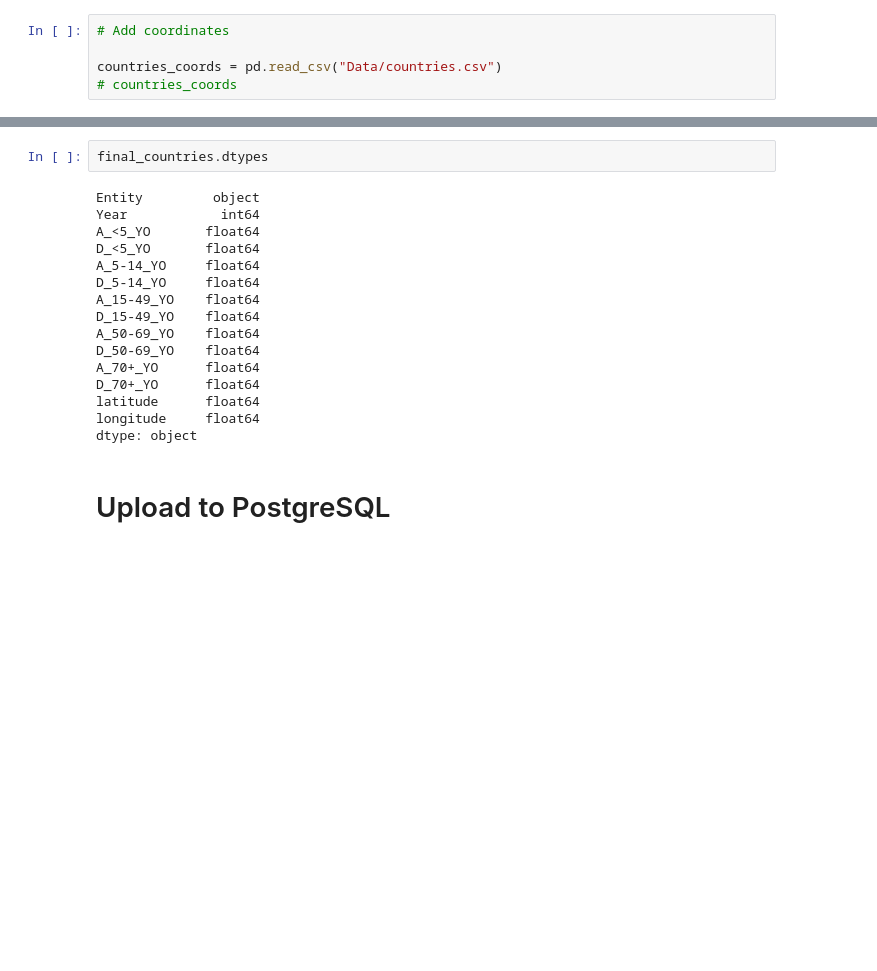
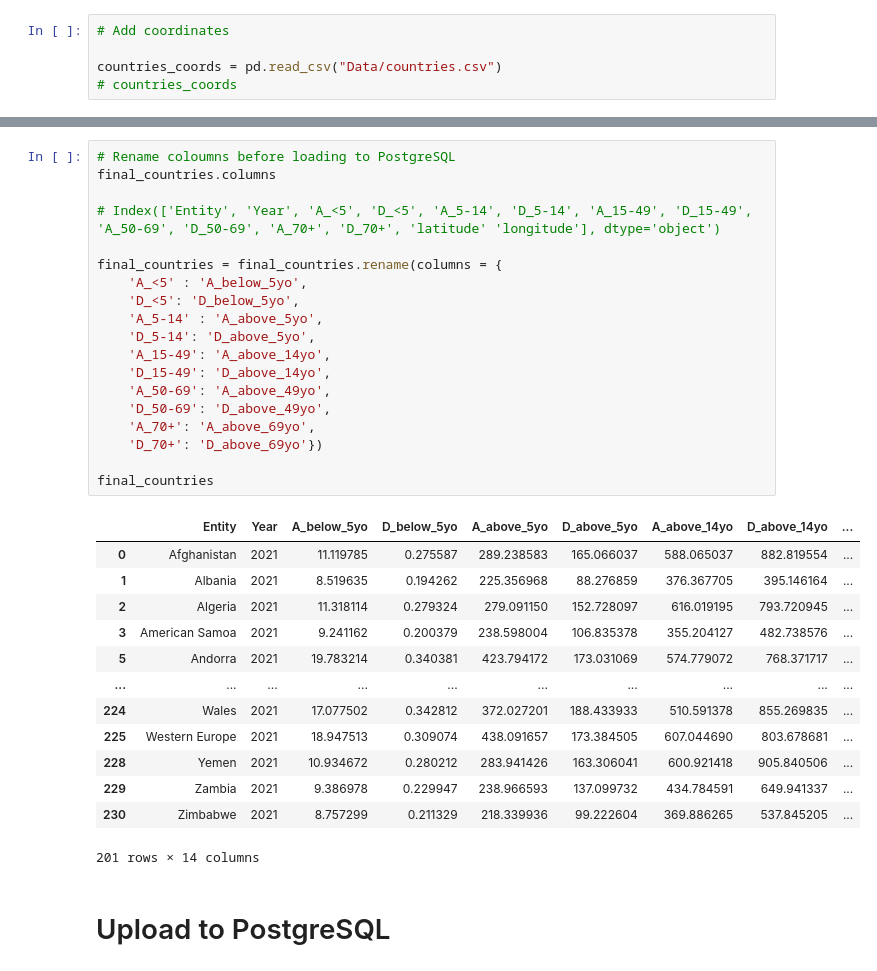
Before and after one commit to dianeyaneza/UWA-Data-Final_Project, a Jupyter notebook: wmhdata.ipynb, the cells around one changed output, grey strips where cells are left out. Saved outputs shown, nothing was run; the diff lists cells and outputs as text; blank space fills up the shorter version.

```diff
--- a/wmhdata.ipynb
+++ b/wmhdata.ipynb
@@ -455,22 +455,37 @@ final_countries
 201 rows × 14 columns
-# %%
-final_countries.dtypes
-# %% [output]
-Entity         object
-Year            int64
-A_<5_YO       float64
-D_<5_YO       float64
-A_5-14_YO     float64
-D_5-14_YO     float64
-A_15-49_YO    float64
-D_15-49_YO    float64
-A_50-69_YO    float64
-D_50-69_YO    float64
-A_70+_YO      float64
-D_70+_YO      float64
-latitude      float64
-longitude     float64
-dtype: object
+# %%
+# Rename coloumns before loading to PostgreSQL
+final_countries.columns
+
+# Index(['Entity', 'Year', 'A_<5', 'D_<5', 'A_5-14', 'D_5-14', 'A_15-49', 'D_15-49', 'A_50-69', 'D_50-69', 'A_70+', 'D_70+', 'latitude' 'longitude'], dtype='object')
+
+final_countries = final_countries.rename(columns = {
+    'A_<5' : 'A_below_5yo',
+    'D_<5': 'D_below_5yo',
+    'A_5-14' : 'A_above_5yo',
+    'D_5-14': 'D_above_5yo',
+    'A_15-49': 'A_above_14yo',
+    'D_15-49': 'D_above_14yo',
+    'A_50-69': 'A_above_49yo',
+    'D_50-69': 'D_above_49yo',
+    'A_70+': 'A_above_69yo',
+    'D_70+': 'D_above_69yo'})
+
+final_countries
+# %% [output]
+|  | Entity | Year | A_below_5yo | D_below_5yo | A_above_5yo | D_above_5yo | A_above_14yo | D_above_14yo | ... |
+| 0 | Afghanistan | 2021 | 11.119785 | 0.275587 | 289.238583 | 165.066037 | 588.065037 | 882.819554 | ... |
+| 1 | Albania | 2021 | 8.519635 | 0.194262 | 225.356968 | 88.276859 | 376.367705 | 395.146164 | ... |
+| 2 | Algeria | 2021 | 11.318114 | 0.279324 | 279.091150 | 152.728097 | 616.019195 | 793.720945 | ... |
+| 3 | American Samoa | 2021 | 9.241162 | 0.200379 | 238.598004 | 106.835378 | 355.204127 | 482.738576 | ... |
+| 5 | Andorra | 2021 | 19.783214 | 0.340381 | 423.794172 | 173.031069 | 574.779072 | 768.371717 | ... |
+| ... | ... | ... | ... | ... | ... | ... | ... | ... | ... |
+| 224 | Wales | 2021 | 17.077502 | 0.342812 | 372.027201 | 188.433933 | 510.591378 | 855.269835 | ... |
+| 225 | Western Europe | 2021 | 18.947513 | 0.309074 | 438.091657 | 173.384505 | 607.044690 | 803.678681 | ... |
+| 228 | Yemen | 2021 | 10.934672 | 0.280212 | 283.941426 | 163.306041 | 600.921418 | 905.840506 | ... |
+| 229 | Zambia | 2021 | 9.386978 | 0.229947 | 238.966593 | 137.099732 | 434.784591 | 649.941337 | ... |
+| 230 | Zimbabwe | 2021 | 8.757299 | 0.211329 | 218.339936 | 99.222604 | 369.886265 | 537.845205 | ... |
+201 rows × 14 columns
 # %% [markdown]
 # Upload to PostgreSQL
 # %%
```
Also changed, not shown: parts of 9 cells of this notebook, 1 other file.
